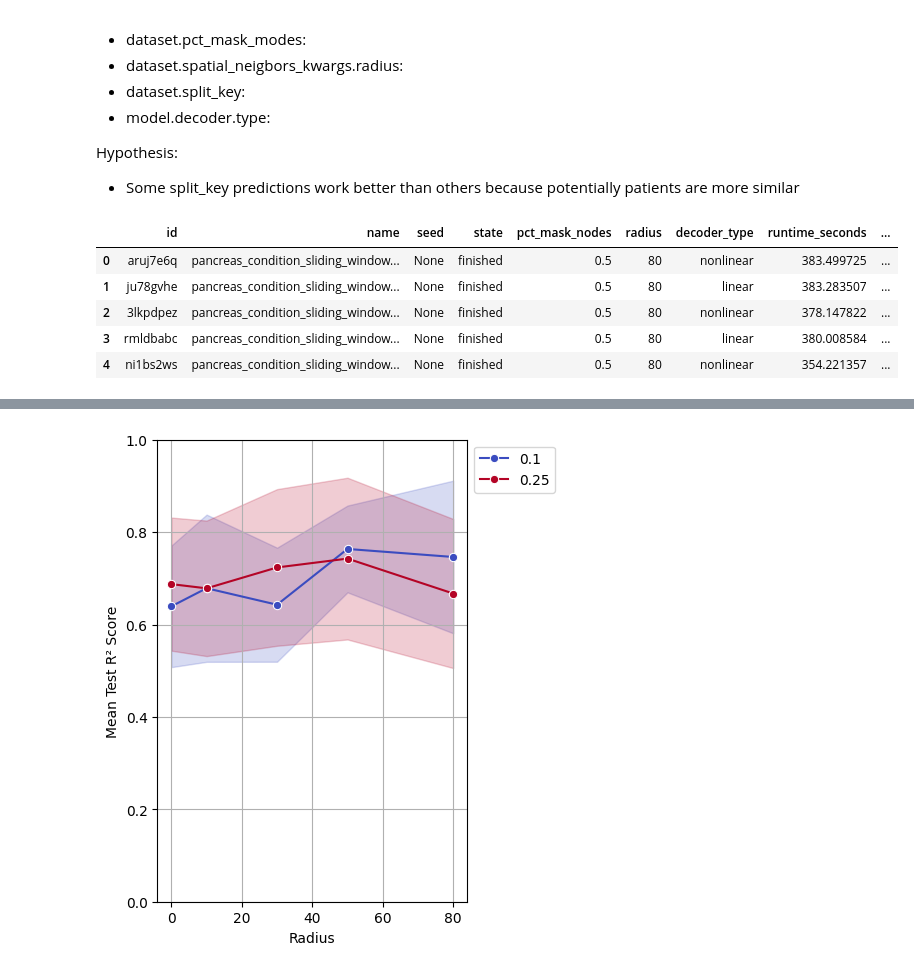
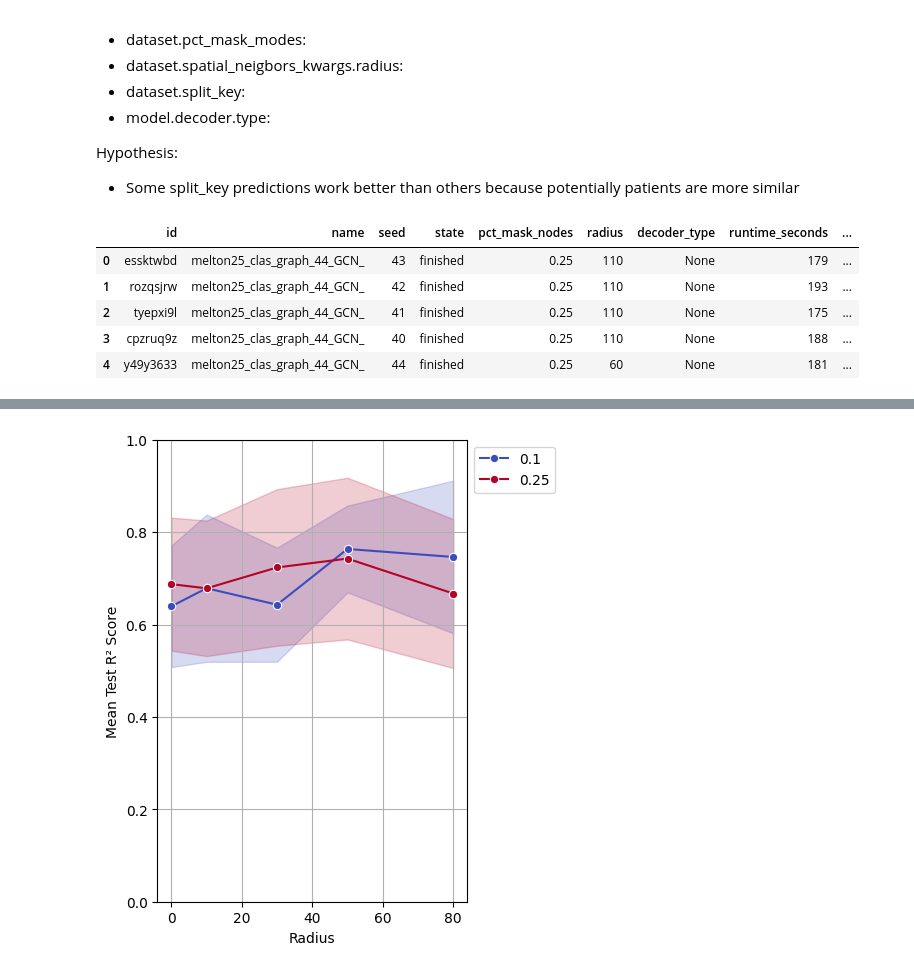
Before and after one commit to theislab/InterScale_reproducibility, a Jupyter notebook: notebooks/melton_jimenez_25/radius_robustness.ipynb, the cells around one changed output, grey strips where cells are left out. Drawn from its saved outputs; the diff is of its cells as text; code cells hidden in the pictures.

```diff
--- a/notebooks/melton_jimenez_25/radius_robustness.ipynb
+++ b/notebooks/melton_jimenez_25/radius_robustness.ipynb
@@ -51,10 +60,11 @@ Hypothesis:
 # %%
 SWEEP_GOAL = 'robustness'
 # %%
-def load_result_as_df(sweep_id, sweep_goal: str):
+def load_result_as_df(sweep_id, sweep_goal: str, classes: list):
     """
     sweep_id: str - ID from WandB run
     sweep_goal: robustenss, parameter
+    calsses: list of class names
     """
     api = wandb.Api()
     entity, project = "francesca-drummer", "InterScale_hyperparameter_sweep"
@@ -65,12 +75,12 @@ def load_result_as_df(sweep_id, sweep_goal: str):
     data = []
     for run in sweep_runs:
         if run.state == 'finished':
-            prediction_task = run.config['cfg']['dataset']['prediction_task']
+            prediction_task = run.config['dataset']['prediction_task']
 
             run_data = {
                 "id": run.id,
                 "name": run.name,
-                "seed": run.config.get("model.optim.seed", None),
+                "seed": run.config.get("optim.seed", None),
                 "state": run.state,  # finished, running, failed
                 "pct_mask_nodes": run.config.get("dataset.pct_mask_nodes", None),
                 "radius": run.config.get("dataset.spatial_neigbors_kwargs.radius", None),
@@ -84,13 +94,13 @@ def load_result_as_df(sweep_id, sweep_goal: str):
                     "test_pearson_corr": run.summary.get("test_pearson_corr", None),
                 })
             elif 'classification' in prediction_task:
-                num_classes = run.config['cfg']['dataset']['num_classes']
+                num_classes = run.config['dataset']['num_classes']
                 run_data.update({
-                    "test_acc": run.summary.get("test_acc", None),
+                    "test_acc": run.summary.get("test_accuracy", None),
                     "test_f1_micro/avg": run.summary.get("test_f1_micro/avg", None)
                 })
-                for class_idx in range(num_classes):
-                    run_data[f'test_f1/class_{class_idx}'] = run.summary.get(f"test_f1/class_{class_idx}", None)
+                for class_idx in classes:
+                    run_data[f'test_f1/class_{class_idx}'] = run.summary.get(f"test_f1_{class_idx}", None)
 
             if 'graph' in prediction_task:
                 run_data.update({
@@ -117,16 +127,17 @@ def load_result_as_df(sweep_id, sweep_goal: str):
 
     return df
 # %%
-df_GNN = load_result_as_df(Pancreas_GNN_condition_robustness, SWEEP_GOAL)
-df_GNNTrans = load_result_as_df(Pancreas_GNNTrans_condition_robustness, SWEEP_GOAL)
-df_PCATrans = load_result_as_df(Pancreas_PCATrans_condition_robustness, SWEEP_GOAL)
-df_NeighTrans = load_result_as_df(Pancreas_NeighTrans_condition_robustness, SWEEP_GOAL)
+# df_GNN = load_result_as_df(Pancreas_GNN_condition_robustness, SWEEP_GOAL)
+# df_GNNTrans = load_result_as_df(Pancreas_GNNTrans_condition_robustness, SWEEP_GOAL)
+# df_PCATrans = load_result_as_df(Pancreas_PCATrans_condition_robustness, SWEEP_GOAL)
+# df_NeighTrans = load_result_as_df(Pancreas_NeighTrans_condition_robustness, SWEEP_GOAL)
+df_InterScale = load_result_as_df(InterScale_condition_robustness, SWEEP_GOAL, ['ND', 'T1D'])
 # %%
-df_GNN.head()
+df_InterScale.head()
 # %% [output]
 |  | id | name | seed | state | pct_mask_nodes | radius | decoder_type | runtime_seconds | ... |
-| 0 | aruj7e6q | pancreas_condition_sliding_window... | None | finished | 0.5 | 80 | nonlinear | 383.499725 | ... |
-| 1 | ju78gvhe | pancreas_condition_sliding_window... | None | finished | 0.5 | 80 | linear | 383.283507 | ... |
-| 2 | 3lkpdpez | pancreas_condition_sliding_window... | None | finished | 0.5 | 80 | nonlinear | 378.147822 | ... |
-| 3 | rmldbabc | pancreas_condition_sliding_window... | None | finished | 0.5 | 80 | linear | 380.008584 | ... |
-| 4 | ni1bs2ws | pancreas_condition_sliding_window... | None | finished | 0.5 | 80 | nonlinear | 354.221357 | ... |
+| 0 | essktwbd | melton25_clas_graph_44_GCN_ | 43 | finished | 0.25 | 110 | None | 179 | ... |
+| 1 | rozqsjrw | melton25_clas_graph_44_GCN_ | 42 | finished | 0.25 | 110 | None | 193 | ... |
+| 2 | tyepxi9l | melton25_clas_graph_44_GCN_ | 41 | finished | 0.25 | 110 | None | 175 | ... |
+| 3 | cpzruq9z | melton25_clas_graph_44_GCN_ | 40 | finished | 0.25 | 110 | None | 188 | ... |
+| 4 | y49y3633 | melton25_clas_graph_44_GCN_ | 44 | finished | 0.25 | 60 | None | 181 | ... |
```
Also changed, not shown: parts of 6 cells of this notebook, 1 other file.
